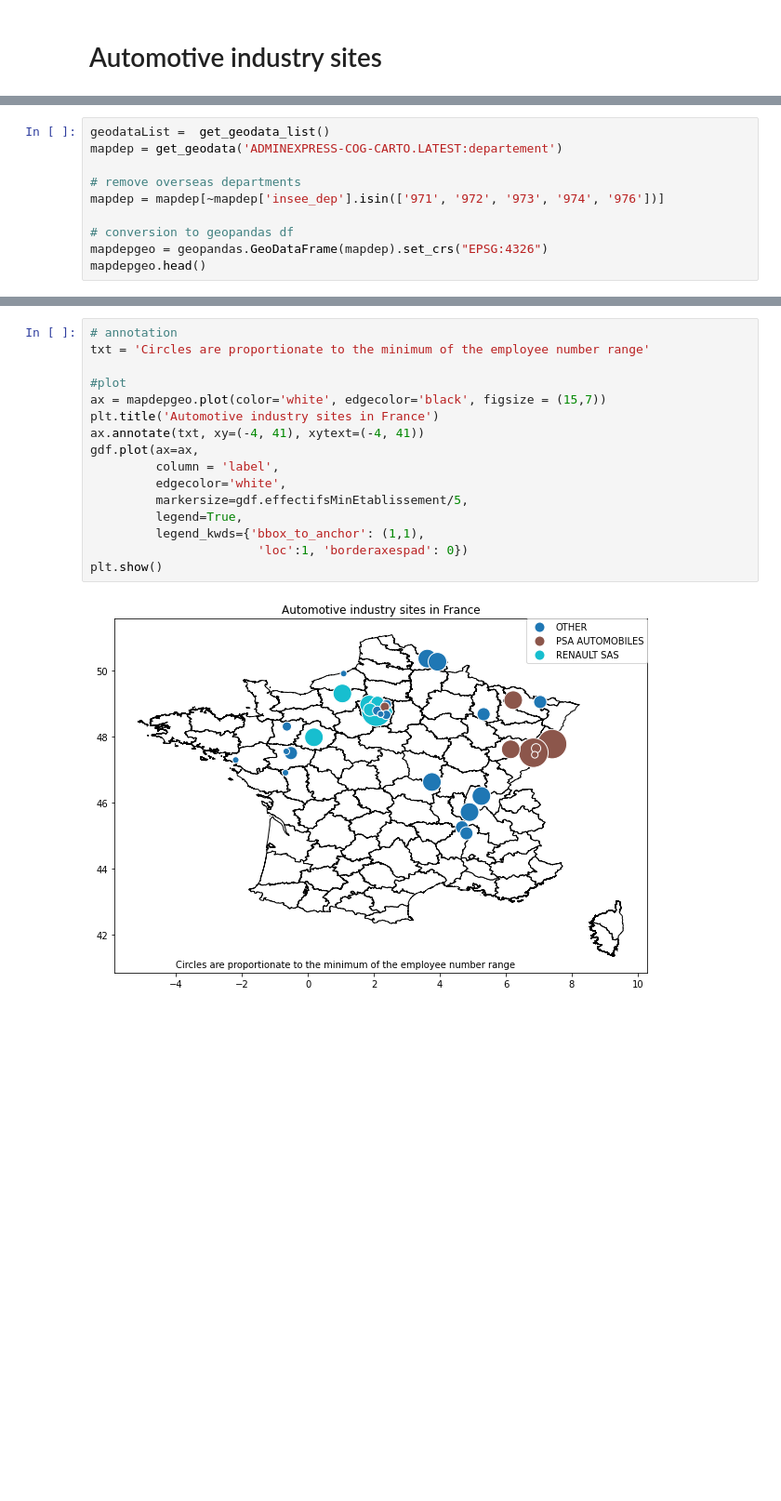
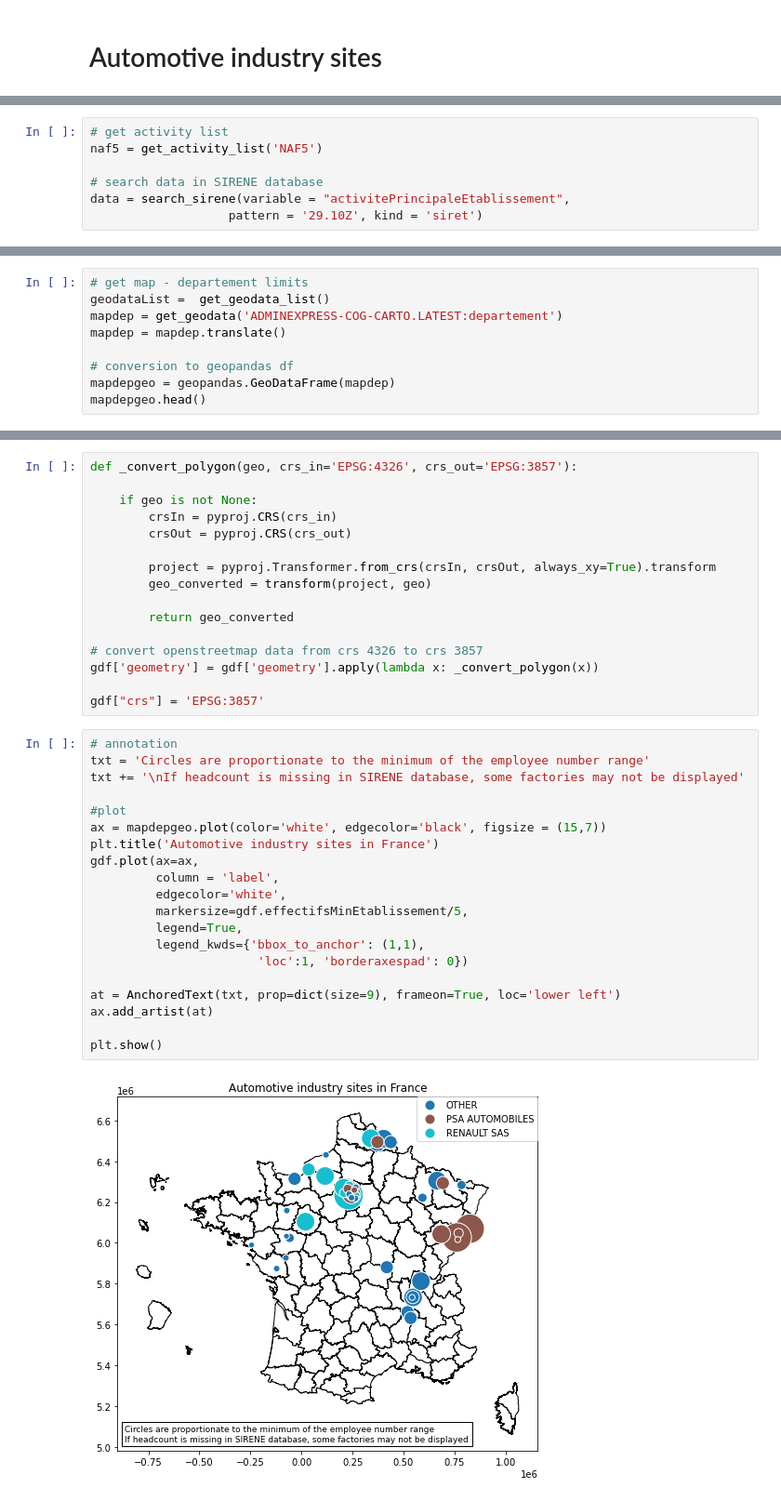
Before and after one commit to tfardet/pynsee, a Jupyter notebook: docs/examples/example_automotive_industry_sirene.ipynb, the cells around one changed output, grey strips where cells are left out. Shown at 93% size. Cells and saved outputs as stored; diff of their text form; blank space fills up the shorter version.

```diff
--- a/docs/examples/example_automotive_industry_sirene.ipynb
+++ b/docs/examples/example_automotive_industry_sirene.ipynb
@@ -10,0 +25,7 @@
+# %%
+# get activity list
+naf5 = get_activity_list('NAF5')
+
+# search data in SIRENE database
+data = search_sirene(variable = "activitePrincipaleEtablissement",
+                   pattern = '29.10Z', kind = 'siret')
@@ -43,12 +47,11 @@ gdf = gdf.sort_values(by=['effectifsMinEtablissement'], ascending=False)
 # %%
+# get map - departement limits
 geodataList =  get_geodata_list()
 mapdep = get_geodata('ADMINEXPRESS-COG-CARTO.LATEST:departement')
-
-# remove overseas departments
-mapdep = mapdep[~mapdep['insee_dep'].isin(['971', '972', '973', '974', '976'])]
+mapdep = mapdep.translate()
 
 # conversion to geopandas df
-mapdepgeo = geopandas.GeoDataFrame(mapdep).set_crs("EPSG:4326")
+mapdepgeo = geopandas.GeoDataFrame(mapdep)
 mapdepgeo.head()
 # %% [output]
 Previously saved data used
@@ -72,19 +77,39 @@ values = ['RENAULT SAS','PSA AUTOMOBILES', 'OTHER']
 gdf['label'] = np.select(conditions, values)
+# %%
+def _convert_polygon(geo, crs_in='EPSG:4326', crs_out='EPSG:3857'):
+
+    if geo is not None:
+        crsIn = pyproj.CRS(crs_in)
+        crsOut = pyproj.CRS(crs_out)
+
+        project = pyproj.Transformer.from_crs(crsIn, crsOut, always_xy=True).transform
+        geo_converted = transform(project, geo)
+
+        return geo_converted
+
+# convert openstreetmap data from crs 4326 to crs 3857
+gdf['geometry'] = gdf['geometry'].apply(lambda x: _convert_polygon(x))
+
+gdf["crs"] = 'EPSG:3857'
 # %%
 # annotation
 txt = 'Circles are proportionate to the minimum of the employee number range'
+txt += '\nIf headcount is missing in SIRENE database, some factories may not be displayed'
 
 #plot
 ax = mapdepgeo.plot(color='white', edgecolor='black', figsize = (15,7))
 plt.title('Automotive industry sites in France')
-ax.annotate(txt, xy=(-4, 41), xytext=(-4, 41))
 gdf.plot(ax=ax,
          column = 'label',
          edgecolor='white',
          markersize=gdf.effectifsMinEtablissement/5,
          legend=True,
          legend_kwds={'bbox_to_anchor': (1,1),
                        'loc':1, 'borderaxespad': 0})
+
+at = AnchoredText(txt, prop=dict(size=9), frameon=True, loc='lower left')
+ax.add_artist(at)
+
 plt.show()
 # %% [output]
-[figure, old version]
+[figure, new version]
```
Also changed, not shown: parts of 6 cells of this notebook.
